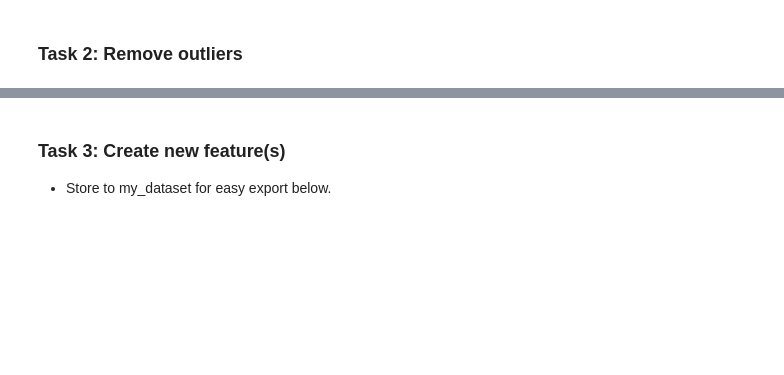
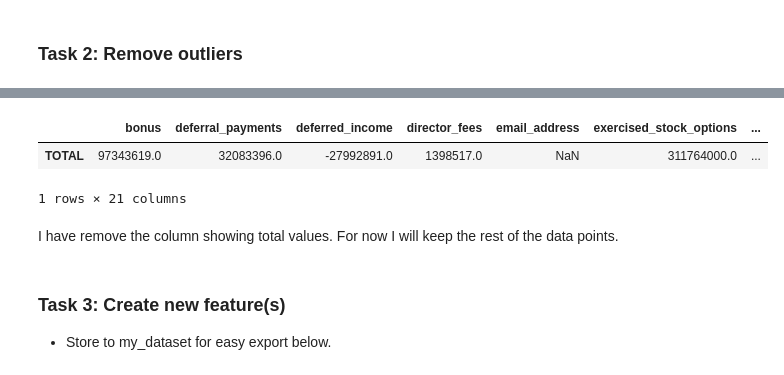
Before and after one commit to gisledb/udacity_nanodegree, a Jupyter notebook: p5_machine_learning/course_files/ud120-projects-master/final_project/poi_id.ipynb, the cells around one changed output, grey strips where cells are left out. Drawn from its saved outputs; the diff is of its cells as text; code cells hidden in the pictures; blank space fills up the shorter version.

```diff
--- a/p5_machine_learning/course_files/ud120-projects-master/final_project/poi_id.ipynb
+++ b/p5_machine_learning/course_files/ud120-projects-master/final_project/poi_id.ipynb
@@ -222,0 +249,6 @@ df_non = df_people[df_people['poi'] == False]
+# %%
+df_people[df_people['salary'] == df_people['salary'].max()]
+# %% [output]
+|  | bonus | deferral_payments | deferred_income | director_fees | email_address | exercised_stock_options | ... |
+| TOTAL | 97343619.0 | 32083396.0 | -27992891.0 | 1398517.0 | NaN | 311764000.0 | ... |
+1 rows × 21 columns
@@ -223,3 +257,5 @@ df_non = df_people[df_people['poi'] == False]
+# %% [markdown]
+I have remove the column showing total values. For now I will keep the rest of the data points.
 # %% [markdown]
 ### Task 3: Create new feature(s)
 - Store to my_dataset for easy export below.
```
Also changed, not shown: parts of 18 cells of this notebook.
